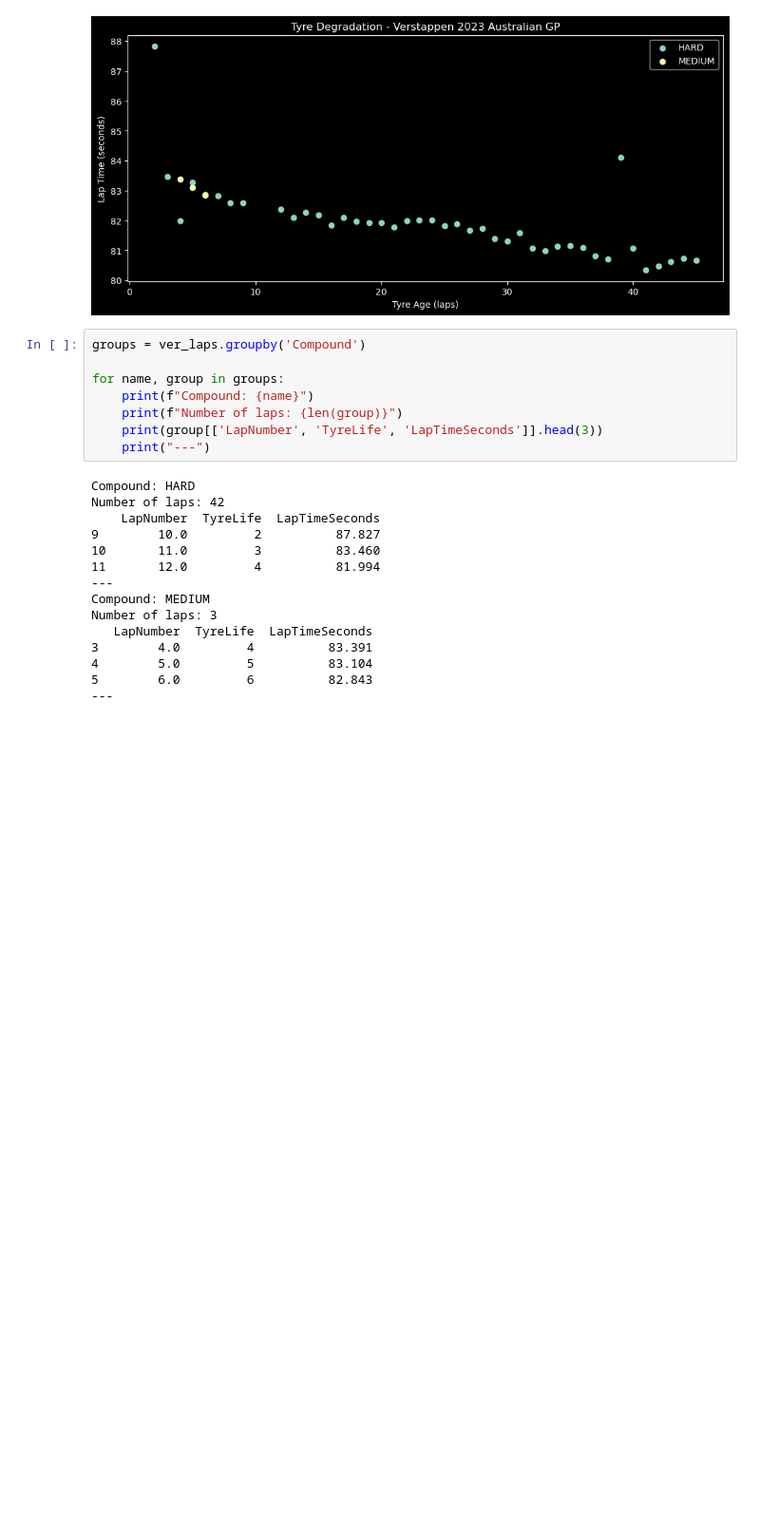
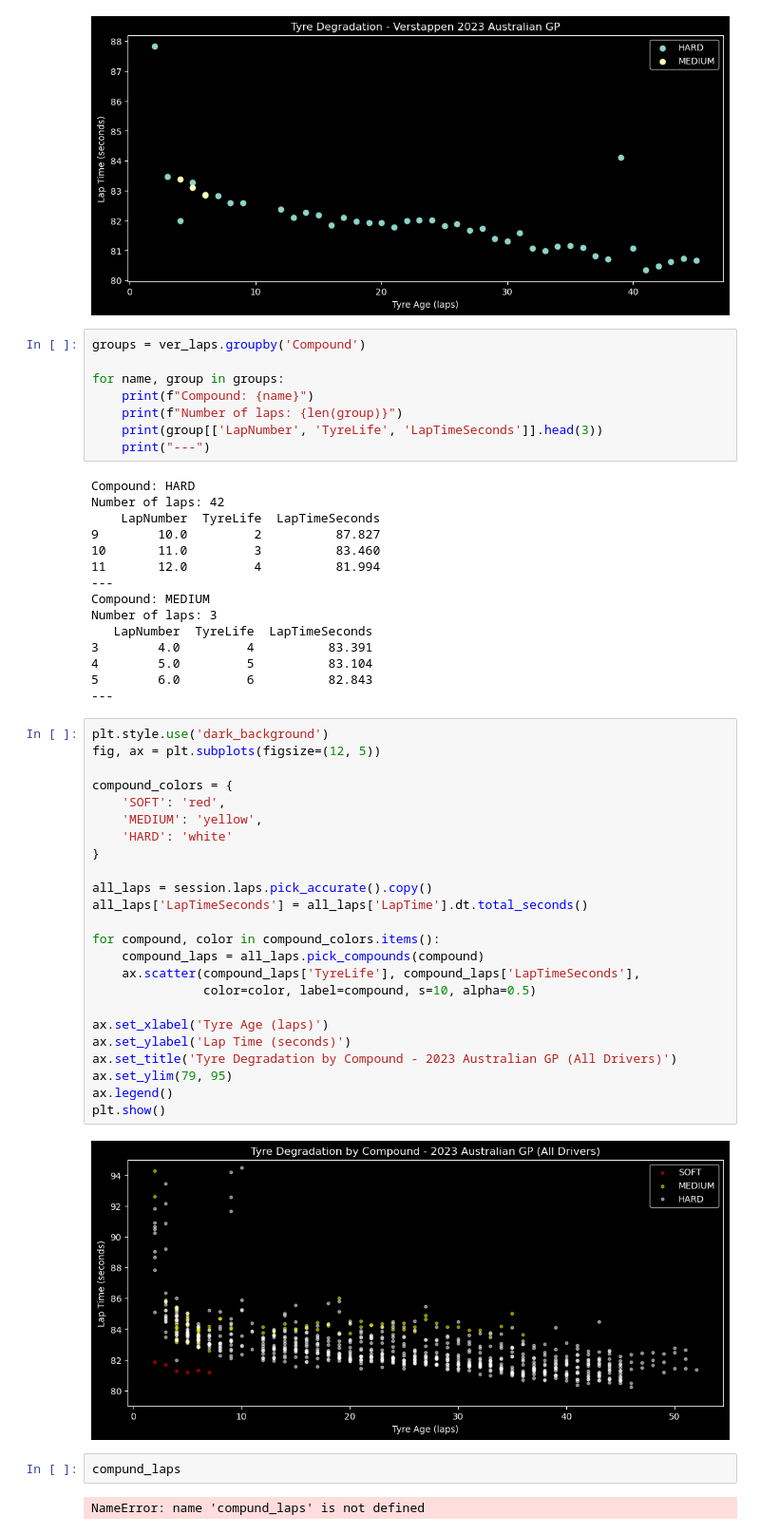
Before and after one commit to MukundTyagi30/Formula1, a Jupyter notebook: EDA.ipynb, the cells around one changed output. Shown at 95% size. Cells and saved outputs as stored; diff of their text form; blank space fills up the shorter version.

Commit message:
added all drivers tyre degradation by compound

```diff
--- a/EDA.ipynb
+++ b/EDA.ipynb
@@ -295,3 +291,33 @@ Number of laps: 3
 4        5.0         5          83.104
 5        6.0         6          82.843
 ---
+# %%
+plt.style.use('dark_background')
+fig, ax = plt.subplots(figsize=(12, 5))
+
+compound_colors = {
+    'SOFT': 'red',
+    'MEDIUM': 'yellow',
+    'HARD': 'white'
+}
+
+all_laps = session.laps.pick_accurate().copy()
+all_laps['LapTimeSeconds'] = all_laps['LapTime'].dt.total_seconds()
+
+for compound, color in compound_colors.items():
+    compound_laps = all_laps.pick_compounds(compound)
+    ax.scatter(compound_laps['TyreLife'], compound_laps['LapTimeSeconds'],
+               color=color, label=compound, s=10, alpha=0.5)
+
+ax.set_xlabel('Tyre Age (laps)')
+ax.set_ylabel('Lap Time (seconds)')
+ax.set_title('Tyre Degradation by Compound - 2023 Australian GP (All Drivers)')
+ax.set_ylim(79, 95)
+ax.legend()
+plt.show()
+# %% [output]
+[figure, added]
+# %%
+compund_laps
+# %% [output]
+NameError: name 'compund_laps' is not defined
```
Also changed, not shown: parts of 3 cells of this notebook, 14 other files.
